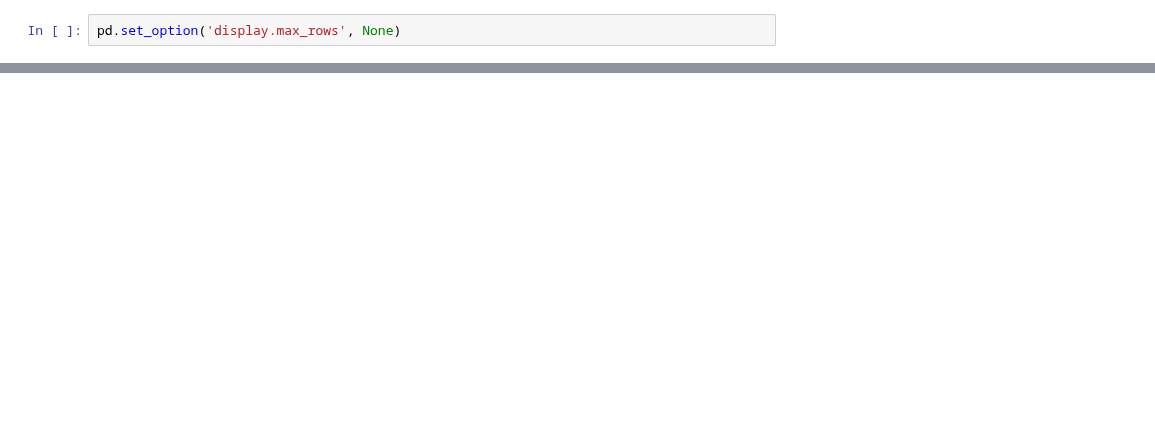
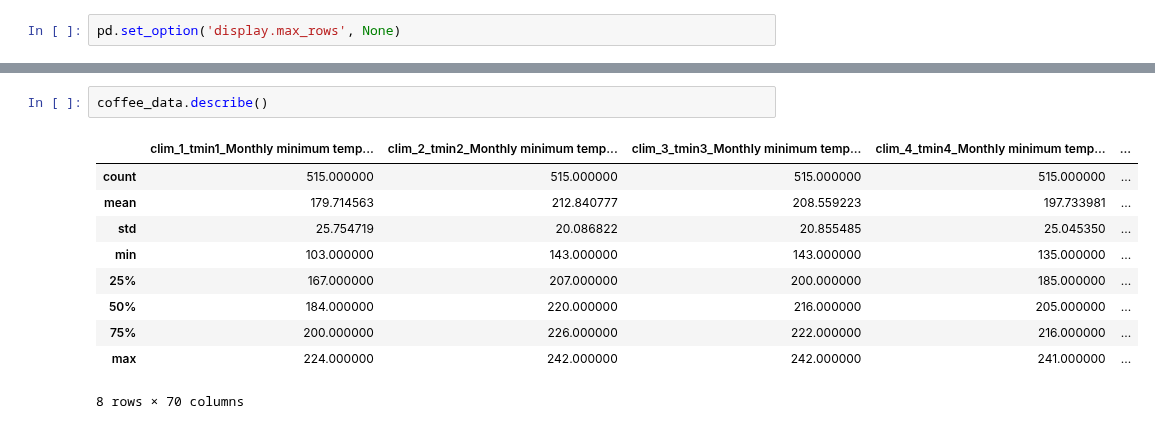
Before and after one commit to tahiri-lab/py_madaclim, a Jupyter notebook: workdir/analysis/bin/prepocessing_all.ipynb, the cells around one changed output, grey strips where cells are left out. Saved outputs shown, nothing was run; the diff lists cells and outputs as text; blank space fills up the shorter version.

```diff
--- a/workdir/analysis/bin/prepocessing_all.ipynb
+++ b/workdir/analysis/bin/prepocessing_all.ipynb
@@ -52 +33,14 @@ pd.set_option('display.max_rows', None)
+# %%
+coffee_data.describe()
+# %% [output]
+|  | clim_1_tmin1_Monthly minimum temp... | clim_2_tmin2_Monthly minimum temp... | clim_3_tmin3_Monthly minimum temp... | clim_4_tmin4_Monthly minimum temp... | ... |
+| count | 515.000000 | 515.000000 | 515.000000 | 515.000000 | ... |
+| mean | 179.714563 | 212.840777 | 208.559223 | 197.733981 | ... |
+| std | 25.754719 | 20.086822 | 20.855485 | 25.045350 | ... |
+| min | 103.000000 | 143.000000 | 143.000000 | 135.000000 | ... |
+| 25% | 167.000000 | 207.000000 | 200.000000 | 185.000000 | ... |
+| 50% | 184.000000 | 220.000000 | 216.000000 | 205.000000 | ... |
+| 75% | 200.000000 | 226.000000 | 222.000000 | 216.000000 | ... |
+| max | 224.000000 | 242.000000 | 242.000000 | 241.000000 | ... |
+8 rows × 70 columns
 # %%
```
Also changed, not shown: parts of 15 cells of this notebook, 14 other files.
